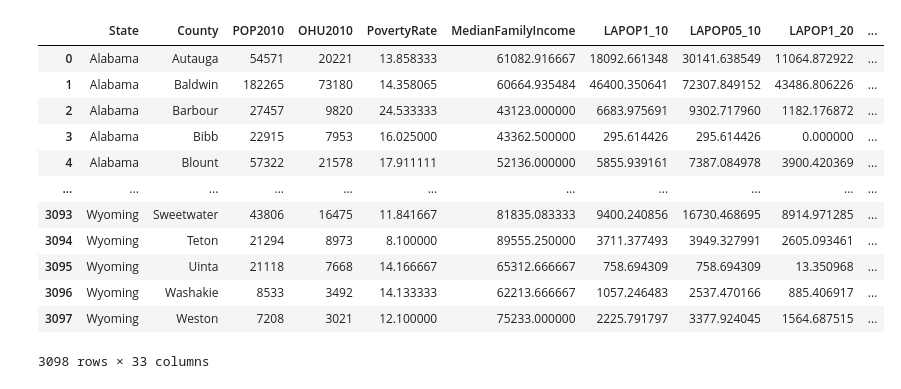
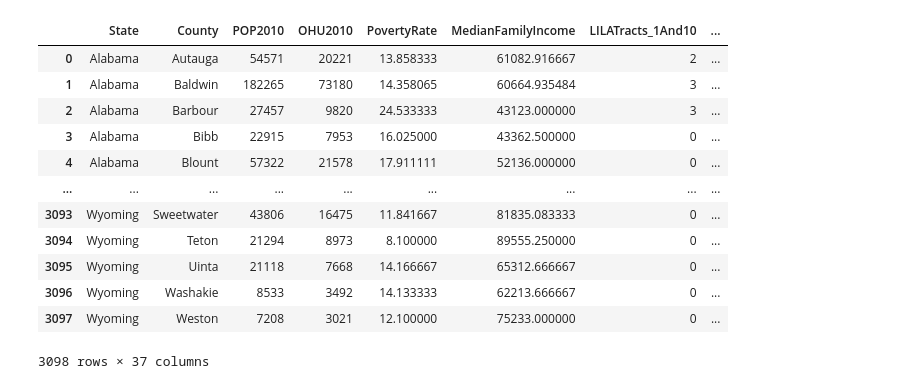
Before and after one commit to Ssimoes48/Food-Deserts-Analysis, a Jupyter notebook: BarGraphForloop.ipynb, the cells around one changed output. Drawn from its saved outputs; the diff is of its cells as text; code cells hidden in the pictures.

```diff
--- a/BarGraphForloop.ipynb
+++ b/BarGraphForloop.ipynb
@@ -6,23 +6,23 @@ import scipy.stats as linregress
 import matplotlib.pyplot as plt
 import numpy as np
 # %%
-combined = "output/true_combined.csv"
+combined = "output/my_combined.csv"
 combined_df = pd.read_csv(combined)
 combined_df
 # %% [output]
-|  | State | County | POP2010 | OHU2010 | PovertyRate | MedianFamilyIncome | LAPOP1_10 | LAPOP05_10 | LAPOP1_20 | ... |
-| 0 | Alabama | Autauga | 54571 | 20221 | 13.858333 | 61082.916667 | 18092.661348 | 30141.638549 | 11064.872922 | ... |
-| 1 | Alabama | Baldwin | 182265 | 73180 | 14.358065 | 60664.935484 | 46400.350641 | 72307.849152 | 43486.806226 | ... |
-| 2 | Alabama | Barbour | 27457 | 9820 | 24.533333 | 43123.000000 | 6683.975691 | 9302.717960 | 1182.176872 | ... |
-| 3 | Alabama | Bibb | 22915 | 7953 | 16.025000 | 43362.500000 | 295.614426 | 295.614426 | 0.000000 | ... |
-| 4 | Alabama | Blount | 57322 | 21578 | 17.911111 | 52136.000000 | 5855.939161 | 7387.084978 | 3900.420369 | ... |
-| ... | ... | ... | ... | ... | ... | ... | ... | ... | ... | ... |
-| 3093 | Wyoming | Sweetwater | 43806 | 16475 | 11.841667 | 81835.083333 | 9400.240856 | 16730.468695 | 8914.971285 | ... |
-| 3094 | Wyoming | Teton | 21294 | 8973 | 8.100000 | 89555.250000 | 3711.377493 | 3949.327991 | 2605.093461 | ... |
-| 3095 | Wyoming | Uinta | 21118 | 7668 | 14.166667 | 65312.666667 | 758.694309 | 758.694309 | 13.350968 | ... |
-| 3096 | Wyoming | Washakie | 8533 | 3492 | 14.133333 | 62213.666667 | 1057.246483 | 2537.470166 | 885.406917 | ... |
-| 3097 | Wyoming | Weston | 7208 | 3021 | 12.100000 | 75233.000000 | 2225.791797 | 3377.924045 | 1564.687515 | ... |
+|  | State | County | POP2010 | OHU2010 | PovertyRate | MedianFamilyIncome | LILATracts_1And10 | ... |
+| 0 | Alabama | Autauga | 54571 | 20221 | 13.858333 | 61082.916667 | 2 | ... |
+| 1 | Alabama | Baldwin | 182265 | 73180 | 14.358065 | 60664.935484 | 3 | ... |
+| 2 | Alabama | Barbour | 27457 | 9820 | 24.533333 | 43123.000000 | 3 | ... |
+| 3 | Alabama | Bibb | 22915 | 7953 | 16.025000 | 43362.500000 | 0 | ... |
+| 4 | Alabama | Blount | 57322 | 21578 | 17.911111 | 52136.000000 | 0 | ... |
+| ... | ... | ... | ... | ... | ... | ... | ... | ... |
+| 3093 | Wyoming | Sweetwater | 43806 | 16475 | 11.841667 | 81835.083333 | 0 | ... |
+| 3094 | Wyoming | Teton | 21294 | 8973 | 8.100000 | 89555.250000 | 0 | ... |
+| 3095 | Wyoming | Uinta | 21118 | 7668 | 14.166667 | 65312.666667 | 0 | ... |
+| 3096 | Wyoming | Washakie | 8533 | 3492 | 14.133333 | 62213.666667 | 0 | ... |
+| 3097 | Wyoming | Weston | 7208 | 3021 | 12.100000 | 75233.000000 | 0 | ... |
-3098 rows × 33 columns
+3098 rows × 37 columns
 # %%
 #Change the state and you get the counties for that state
 
```
Also changed, not shown: parts of 5 cells of this notebook, 12 other files.
